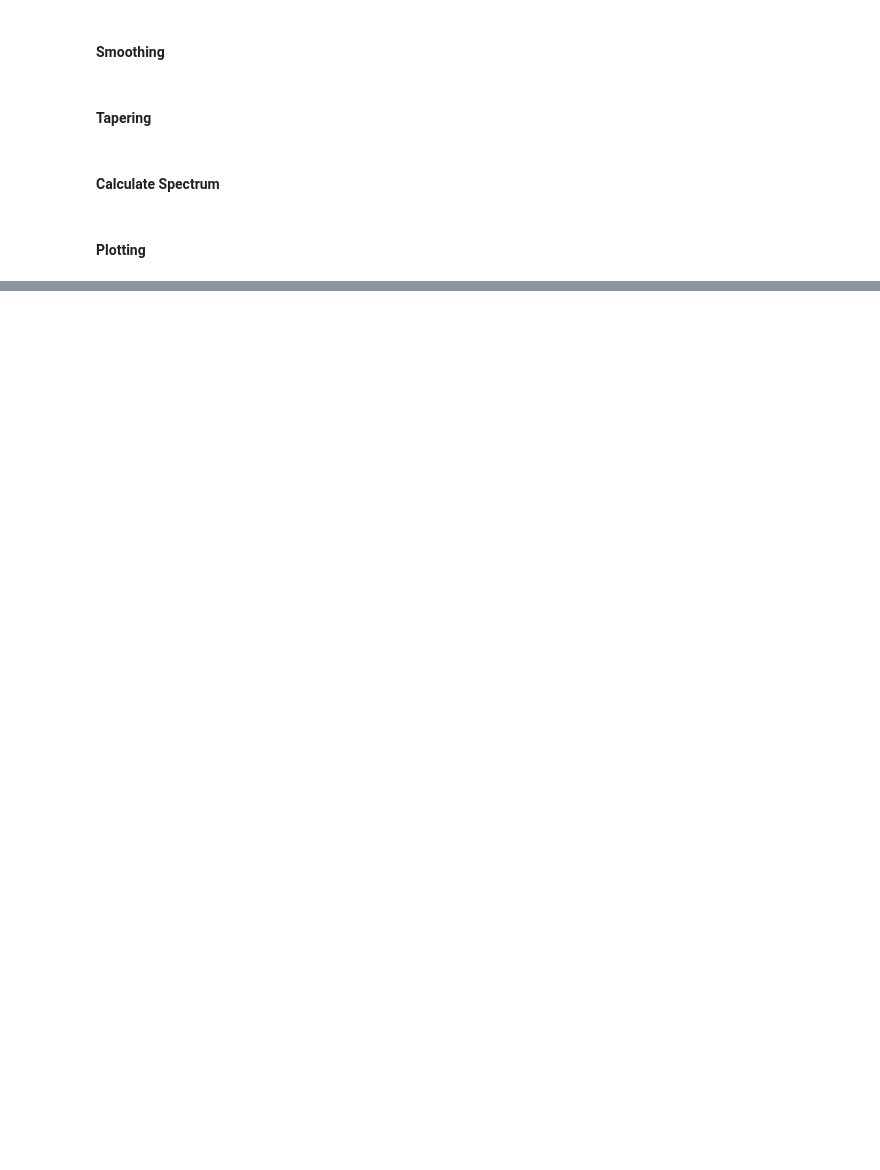
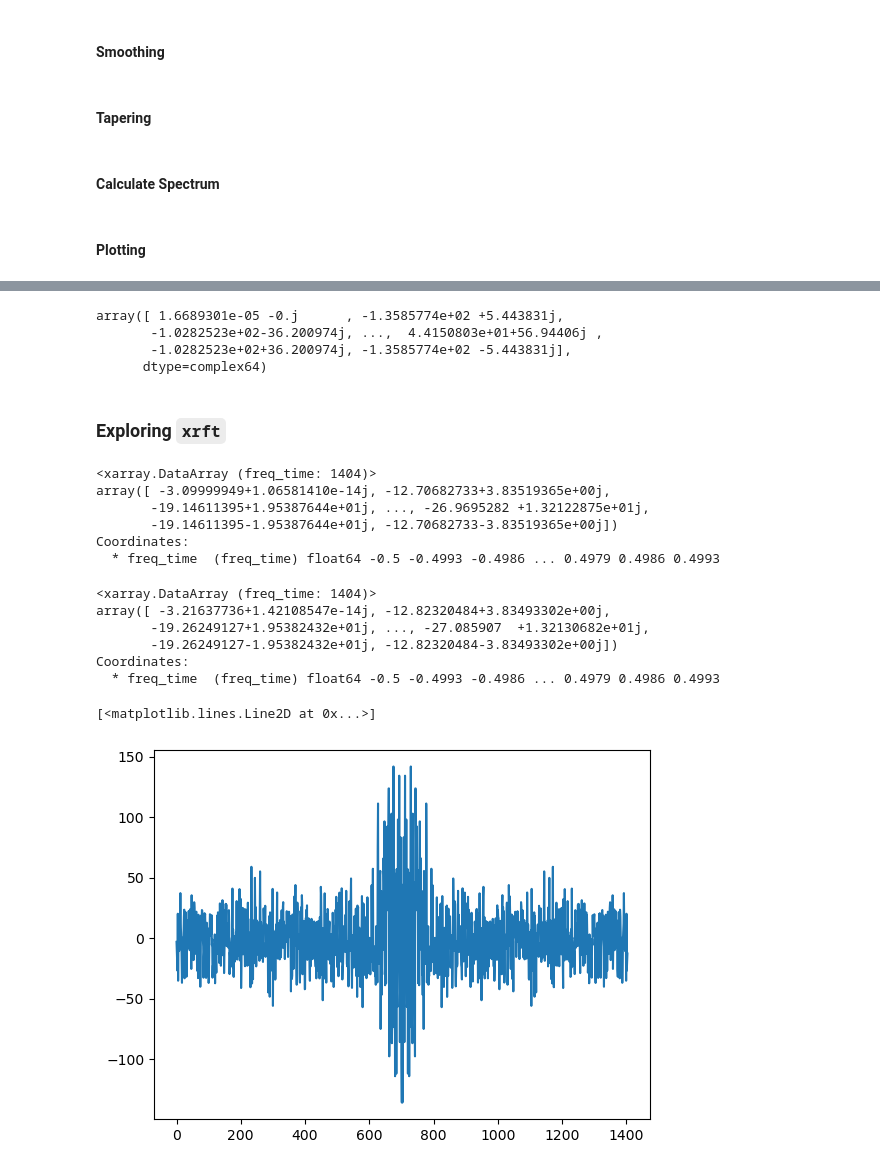
Before and after one commit to NCAR/geocat-comp, a Jupyter notebook: docs/examples/specxy_anal.ipynb, the cells around one changed output, grey strips where cells are left out. Cells and saved outputs as stored; diff of their text form; code cells hidden in the pictures; blank space fills up the shorter version.

```diff
--- a/docs/examples/specxy_anal.ipynb
+++ b/docs/examples/specxy_anal.ipynb
@@ -236,0 +348,9 @@ Attributes:
+# %%
+scipy.fft.fft(soi_sansmean.values)
+# %% [output]
+array([ 1.6689301e-05 -0.j      , -1.3585774e+02 +5.443831j,
+       -1.0282523e+02-36.200974j, ...,  4.4150803e+01+56.94406j ,
+       -1.0282523e+02+36.200974j, -1.3585774e+02 -5.443831j],
+      dtype=complex64)
+# %% [markdown]
+### Exploring `xrft`
@@ -236,0 +359,25 @@ Attributes:
+# %%
+dft = xrft.dft(soi) # Fourier Transform w/ consideration of phase
+dft
+# %% [output]
+<xarray.DataArray (freq_time: 1404)>
+array([ -3.09999949+1.06581410e-14j, -12.70682733+3.83519365e+00j,
+       -19.14611395+1.95387644e+01j, ..., -26.9695282 +1.32122875e+01j,
+       -19.14611395-1.95387644e+01j, -12.70682733-3.83519365e+00j])
+Coordinates:
+  * freq_time  (freq_time) float64 -0.5 -0.4993 -0.4986 ... 0.4979 0.4986 0.4993
+# %%
+dft_detrend = xrft.dft(soi, detrend='linear') # Fourier Transform w/ consideration of phase
+dft_detrend
+# %% [output]
+<xarray.DataArray (freq_time: 1404)>
+array([ -3.21637736+1.42108547e-14j, -12.82320484+3.83493302e+00j,
+       -19.26249127+1.95382432e+01j, ..., -27.085907  +1.32130682e+01j,
+       -19.26249127-1.95382432e+01j, -12.82320484-3.83493302e+00j])
+Coordinates:
+  * freq_time  (freq_time) float64 -0.5 -0.4993 -0.4986 ... 0.4979 0.4986 0.4993
+# %%
+plt.plot(dft)
+# %% [output]
+[<matplotlib.lines.Line2D at 0x...>]
+[figure, added]
```
Also changed, not shown: parts of 21 cells of this notebook.
